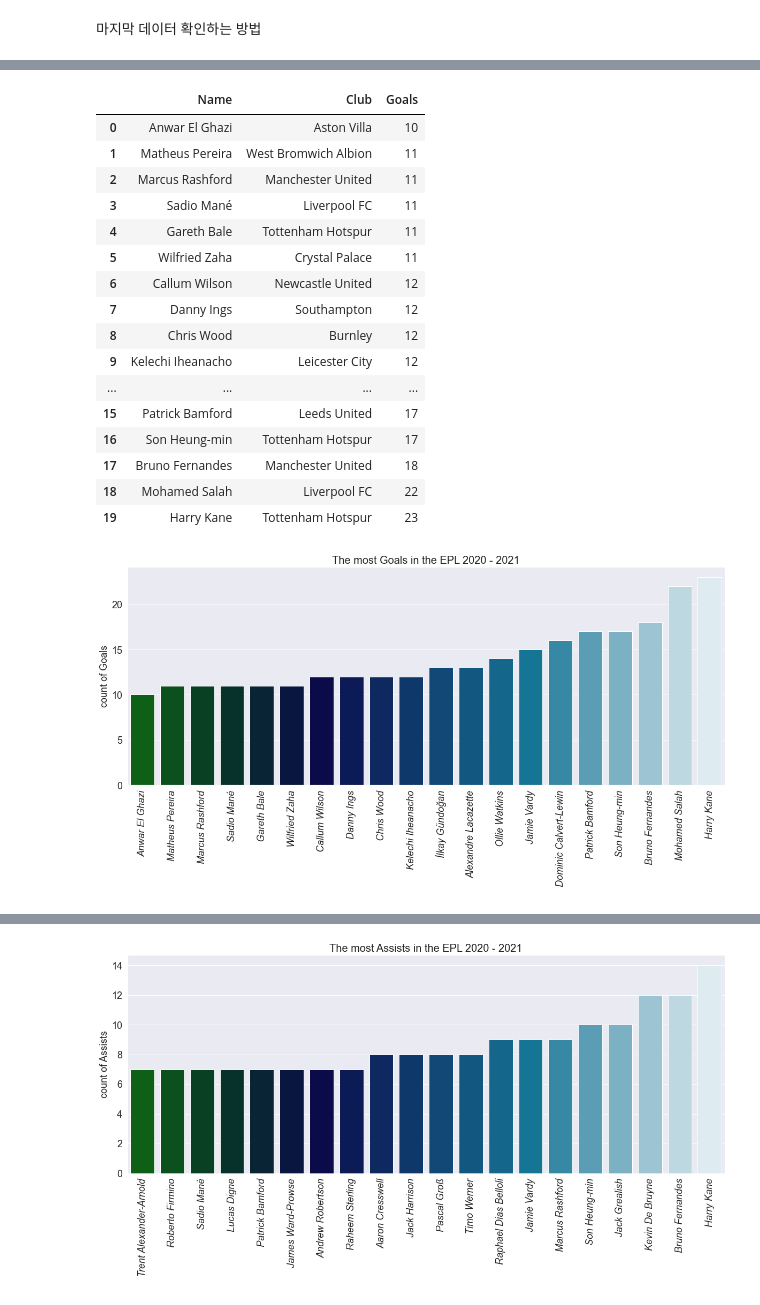
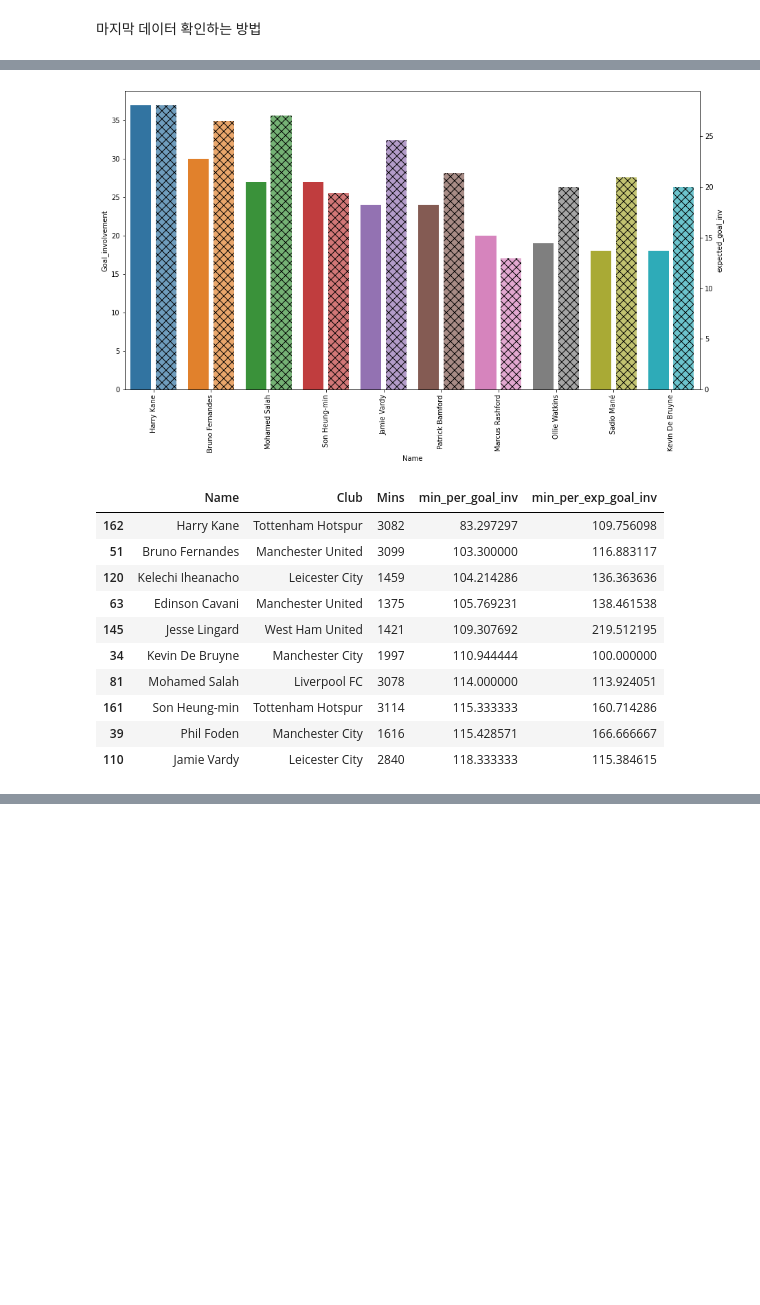
Before and after one commit to wooya315/DataPreprocessing, a Jupyter notebook: EPL20-21/EPL20-21 Analysis.ipynb, the cells around one changed output, grey strips where cells are left out. Cells and saved outputs as stored; diff of their text form; code cells hidden in the pictures; blank space fills up the shorter version.

```diff
--- a/EPL20-21/EPL20-21 Analysis.ipynb
+++ b/EPL20-21/EPL20-21 Analysis.ipynb
@@ -171,4 +179,4 @@ array(['MF,FW', 'GK', 'FW', 'DF', 'MF', 'FW,MF', 'FW,DF', 'DF,MF',
 # %%
-df['Position'].replace(['FW,DF','MF,DF','FW,MF'],['DF,FW','DF,MF','MF,FW'],inplace=True)
-df['Position'].unique()
+ax = sns.barplot(x='Name', y='Assists', data=top_assists)
+plt.xticks(rotation=45)
 # %% [output]
@@ -175,0 +192,8 @@ array(['MF,FW', 'GK', 'FW', 'DF', 'MF', 'DF,FW', 'DF,MF'], dtype=object)
+# %%
+attack_df=df[['Name','Club', 'Mins', 'Goals', 'Assists', 'Penalty_Goals', 'Penalty_Attempted', 'xG', 'xA']]
+attack_df['Goal_involvement'] = attack_df['Goals']+attack_df['Assists']
+attack_df['min_per_goal_inv'] = attack_df['Mins']/attack_df['Goal_involvement']
+attack_df['expected_goal_inv'] = (attack_df['xG']+df['xA'])*(attack_df['Mins']/90)
+attack_df['min_per_exp_goal_inv']= df['Mins']/attack_df['expected_goal_inv']
+attack_df.replace([np.inf, -np.inf], np.nan, inplace=True)
+attack_df.head()
@@ -317,32 +245,34 @@ for colname in v:
+# %%
+plt.figure(figsize=(15, 8))
+ax = sns.barplot(x='Name', y='Goal_involvement', data=name)
+width_scale = 0.45
+plt.xticks(rotation=90)
+for bar in ax.containers[0]:
+    bar.set_width(bar.get_width() * width_scale)
+
+ax2 = ax.twinx()
+sns.barplot(x='Name', y='expected_goal_inv', data=name, alpha=0.7, hatch='xx', ax=ax2)
+for bar in ax2.containers[0]:
+    x = bar.get_x()
+    w = bar.get_width()
+    bar.set_x(x + w * (1- width_scale))
+    bar.set_width(w * width_scale)
+
+plt.show()
+# %% [output]
+[figure, added]
 # %%
-v = ['Goals','Assists','Passes_Attempted','Penalty_Goals','Penalty_Attempted','Yellow_Cards','Red_Cards']
-for colname in v:
-    x = x=pd.DataFrame(df.groupby(['Name','Club'])[colname].sum().reset_index(drop=False).sort_values(by=colname,ascending=True).tail(20).reset_index(drop=True))
-    display(x.style.background_gradient( cmap='ocean'))
-    sns.set(rc={'figure.figsize':(20,7.5)})
-    sns.barplot(x='Name',y=colname,data=x,palette="ocean",order=x['Name'].tail(20))
-    plt.title('The most {} in the EPL 2020 - 2021'.format(colname),fontsize=20)
-    plt.ylabel('count of {}'.format(colname),fontsize=18)
-    plt.xlabel(' ')
-    plt.xticks(ticks=np.arange(0,20,1),labels=x['Name'],fontsize=18,style='oblique',rotation=90)
-    plt.yticks(fontsize=18)
-    plt.show()
+name = attack_df[['Name', 'Club', 'Mins', 'min_per_goal_inv', 'min_per_exp_goal_inv']][attack_df['Mins']>1000].sort_values(by="min_per_goal_inv")[:10]
+name
 # %% [output]
-|  | Name | Club | Goals |
-| 0 | Anwar El Ghazi | Aston Villa | 10 |
-| 1 | Matheus Pereira | West Bromwich Albion | 11 |
-| 2 | Marcus Rashford | Manchester United | 11 |
-| 3 | Sadio Mané | Liverpool FC | 11 |
-| 4 | Gareth Bale | Tottenham Hotspur | 11 |
-| 5 | Wilfried Zaha | Crystal Palace | 11 |
-| 6 | Callum Wilson | Newcastle United | 12 |
-| 7 | Danny Ings | Southampton | 12 |
-| 8 | Chris Wood | Burnley | 12 |
-| 9 | Kelechi Iheanacho | Leicester City | 12 |
-| ... | ... | ... | ... |
-| 15 | Patrick Bamford | Leeds United | 17 |
-| 16 | Son Heung-min | Tottenham Hotspur | 17 |
-| 17 | Bruno Fernandes | Manchester United | 18 |
-| 18 | Mohamed Salah | Liverpool FC | 22 |
-| 19 | Harry Kane | Tottenham Hotspur | 23 |
+|  | Name | Club | Mins | min_per_goal_inv | min_per_exp_goal_inv |
+| 162 | Harry Kane | Tottenham Hotspur | 3082 | 83.297297 | 109.756098 |
+| 51 | Bruno Fernandes | Manchester United | 3099 | 103.300000 | 116.883117 |
+| 120 | Kelechi Iheanacho | Leicester City | 1459 | 104.214286 | 136.363636 |
+| 63 | Edinson Cavani | Manchester United | 1375 | 105.769231 | 138.461538 |
+| 145 | Jesse Lingard | West Ham United | 1421 | 109.307692 | 219.512195 |
+| 34 | Kevin De Bruyne | Manchester City | 1997 | 110.944444 | 100.000000 |
+| 81 | Mohamed Salah | Liverpool FC | 3078 | 114.000000 | 113.924051 |
+| 161 | Son Heung-min | Tottenham Hotspur | 3114 | 115.333333 | 160.714286 |
+| 39 | Phil Foden | Manchester City | 1616 | 115.428571 | 166.666667 |
+| 110 | Jamie Vardy | Leicester City | 2840 | 118.333333 | 115.384615 |
-[figure, removed]
@@ -366 +278,0 @@ for colname in v:
-[figure, removed]
```
Also changed, not shown: parts of 33 cells of this notebook.
